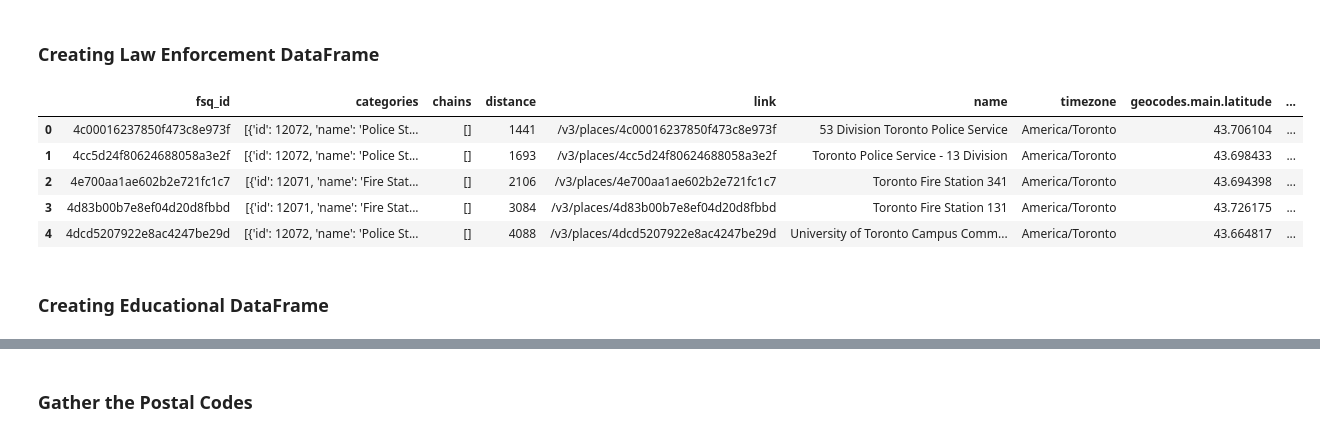
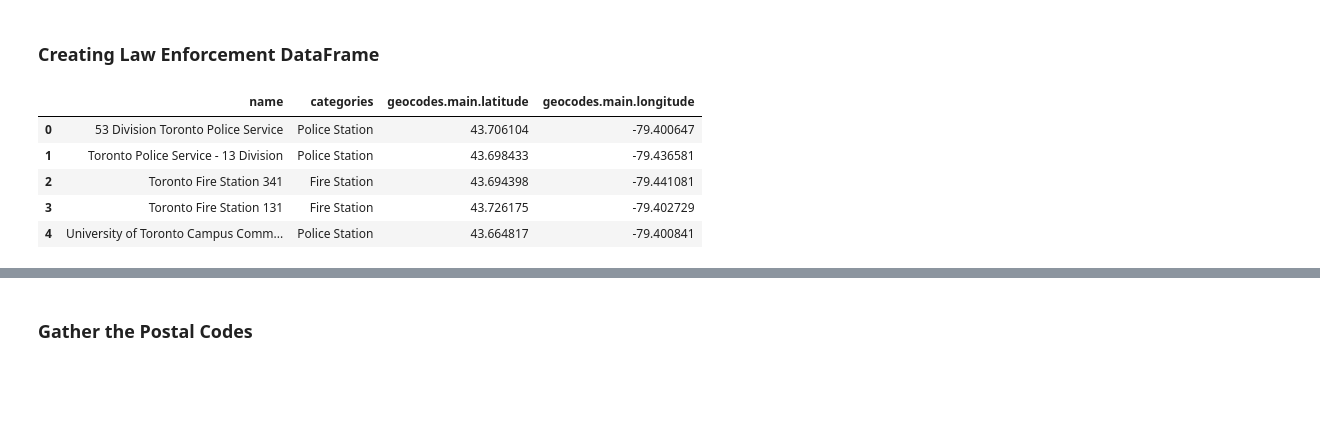
Before and after one commit to Sujeev-Uthayakumar/clustering-navigation, a Jupyter notebook: src/index.ipynb, the cells around one changed output, grey strips where cells are left out. Drawn from its saved outputs; the diff is of its cells as text; code cells hidden in the pictures; blank space fills up the shorter version.

Commit message:
refactor request data

```diff
--- a/src/index.ipynb
+++ b/src/index.ipynb
@@ -93,23 +93,36 @@ def create_request(coords= None, location = None, categories = None, limit = "10
         return response.json()
     else:
         return False
+# %%
+# function that extracts the category of the venue
+def get_category_type(row):
+    try:
+        categories_list = row['categories']
+    except:
+        categories_list = row['venue.categories']
+
+    if len(categories_list) == 0:
+        return None
+    else:
+        return categories_list[0]['name']
 # %% [markdown]
 <h3><b>Creating Law Enforcement DataFrame</b></h3>
 # %%
 latitude = 43.6532
 longitude = -79.3832
-police_stations = create_request(location=["Toronto","ON"], categories="12070", limit="50")
+results = create_request(location=["Toronto","ON"], categories="12070", limit="50")
 
-# Generates data from the Foursquare API
-police_venues = json_normalize(police_stations['results'], max_level=3)
-pd.DataFrame(police_venues)
-police_venues.head()
+venues = json_normalize(results['results'], max_level=3)
+
+filtered_columns = ['name', 'categories', 'geocodes.main.latitude', 'geocodes.main.longitude']
+venues['categories'] = venues.apply(get_category_type, axis=1)
+
+venues = venues[filtered_columns]
+venues.head()
 # %% [output]
-|  | fsq_id | categories | chains | distance | link | name | timezone | geocodes.main.latitude | ... |
-| 0 | 4c00016237850f473c8e973f | [{'id': 12072, 'name': 'Police St... | [] | 1441 | /v3/places/4c00016237850f473c8e973f | 53 Division Toronto Police Service | America/Toronto | 43.706104 | ... |
-| 1 | 4cc5d24f80624688058a3e2f | [{'id': 12072, 'name': 'Police St... | [] | 1693 | /v3/places/4cc5d24f80624688058a3e2f | Toronto Police Service - 13 Division | America/Toronto | 43.698433 | ... |
-| 2 | 4e700aa1ae602b2e721fc1c7 | [{'id': 12071, 'name': 'Fire Stat... | [] | 2106 | /v3/places/4e700aa1ae602b2e721fc1c7 | Toronto Fire Station 341 | America/Toronto | 43.694398 | ... |
-| 3 | 4d83b00b7e8ef04d20d8fbbd | [{'id': 12071, 'name': 'Fire Stat... | [] | 3084 | /v3/places/4d83b00b7e8ef04d20d8fbbd | Toronto Fire Station 131 | America/Toronto | 43.726175 | ... |
-| 4 | 4dcd5207922e8ac4247be29d | [{'id': 12072, 'name': 'Police St... | [] | 4088 | /v3/places/4dcd5207922e8ac4247be29d | University of Toronto Campus Comm... | America/Toronto | 43.664817 | ... |
+|  | name | categories | geocodes.main.latitude | geocodes.main.longitude |
+| 0 | 53 Division Toronto Police Service | Police Station | 43.706104 | -79.400647 |
+| 1 | Toronto Police Service - 13 Division | Police Station | 43.698433 | -79.436581 |
+| 2 | Toronto Fire Station 341 | Fire Station | 43.694398 | -79.441081 |
+| 3 | Toronto Fire Station 131 | Fire Station | 43.726175 | -79.402729 |
+| 4 | University of Toronto Campus Comm... | Police Station | 43.664817 | -79.400841 |
-# %% [markdown]
-<h3><b>Creating Educational DataFrame</b></h3>
```
Also changed, not shown: parts of 5 cells of this notebook.
